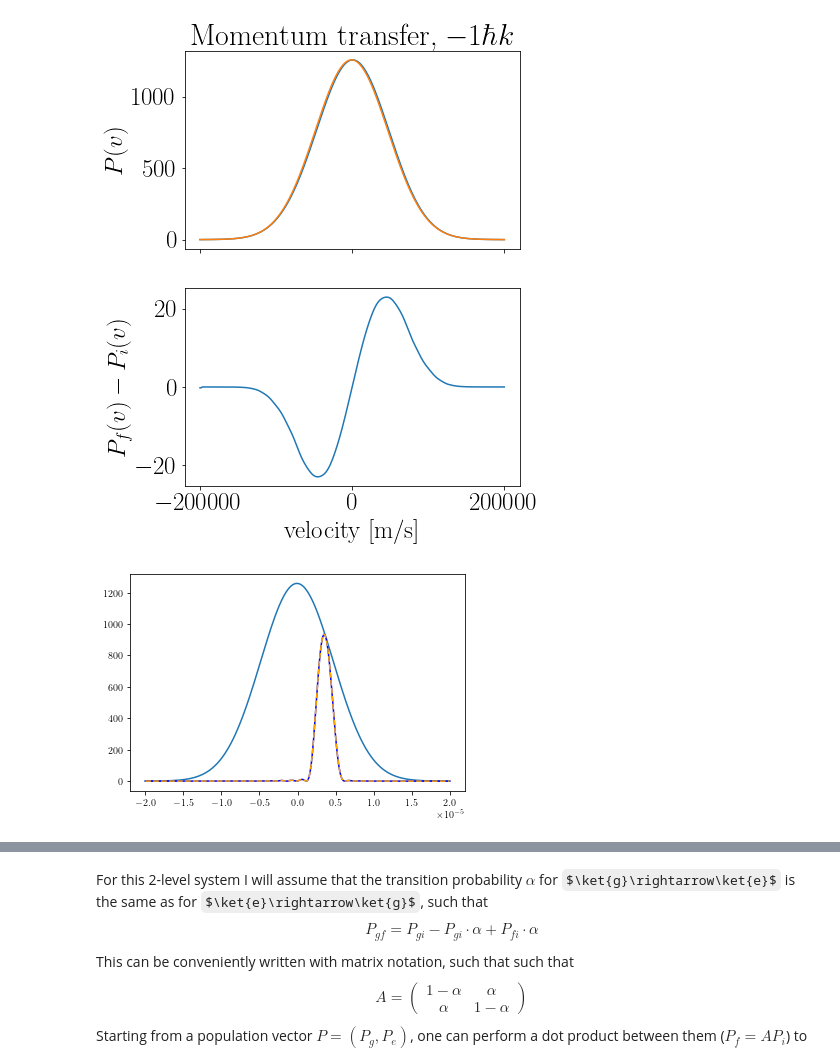
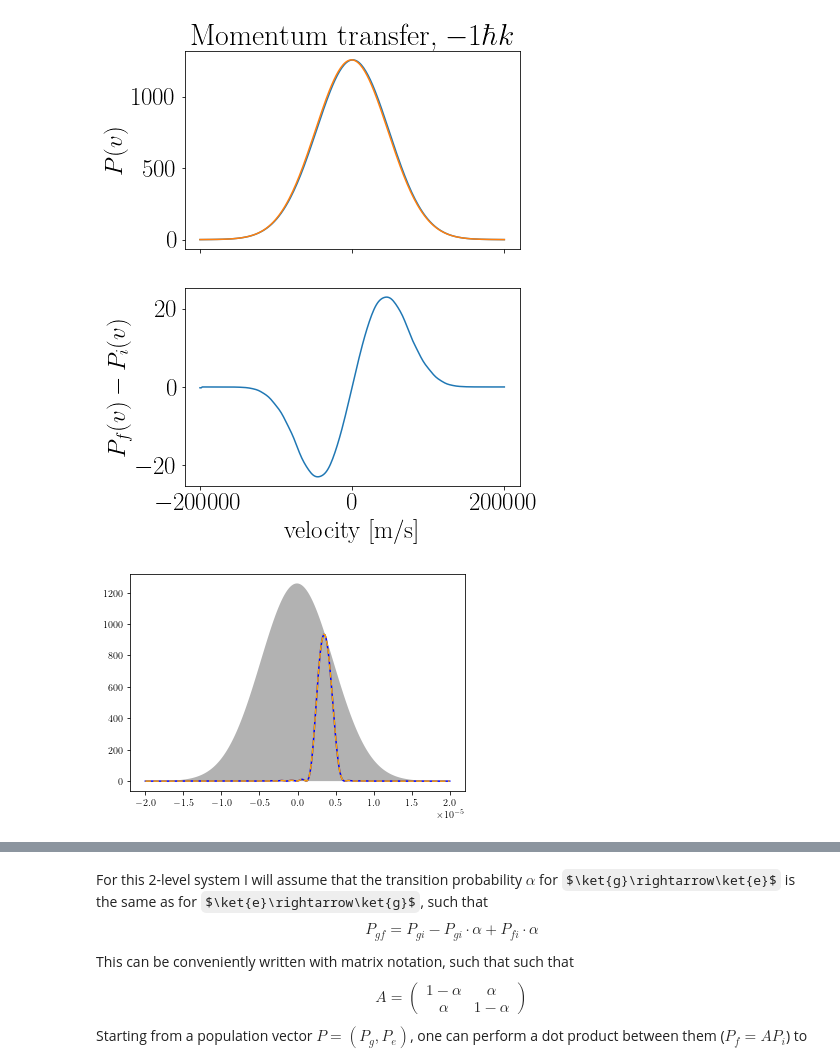
Before and after one commit to Yanaiski/master_thesis, a Jupyter notebook: basic_cmt.ipynb, the cells around one changed output, grey strips where cells are left out. Cells and saved outputs as stored; diff of their text form; code cells hidden in the pictures; some formulas as TeX source.

```diff
--- a/basic_cmt.ipynb
+++ b/basic_cmt.ipynb
@@ -8,13 +8,12 @@ import matplotlib.pylab as plt
 import krotov
 import os.path
 import random
-from cmt import *
 from matplotlib import rc
 from cycler import cycler
 rc('font',**{'family':'serif','serif':['Computer Modern'], 'size':25})
 rc('text', usetex=True)
 plt.rcParams['text.latex.preamble']=[r"\usepackage{amsmath}"]
-plt.rcParams['axes.prop_cycle'] = cycler(color=["black","blue","orange",'yellow'])
+plt.rcParams['axes.prop_cycle'] = cycler(color=["black","blue","orange",'green'])
 # %%
 rank = 2 # rank of hamiltonian
 kets = [qt.basis(2,i) for i in range(rank)]
@@ -218,12 +221,12 @@ transitions_dump = evolve(velocity_bins,dump_pulse_dict)
 # %%
 #pops_pump = np.abs([transitions_pump[i][1][0][0] for i in range(N_bins)])
 #pops_dump = np.abs([transitions_dump[i][1][0][0] for i in range(N_bins)])
-plt.plot(velocity_bins,populations)
+plt.fill_between(velocity_bins,0,populations,alpha=0.3)
 plt.plot(velocity_bins,transitions_pump*populations,color="blue")
 plt.plot(velocity_bins,transitions_dump*populations,color="orange",ls="dashed")
 plt.show()
 # %% [output]
-[figure, old version]
+[figure, new version]
 # %%
 
 def pump_dump_cycle(initial_pops,time_ordered_pulse_train):
```
Also changed, not shown: parts of 8 cells of this notebook.
